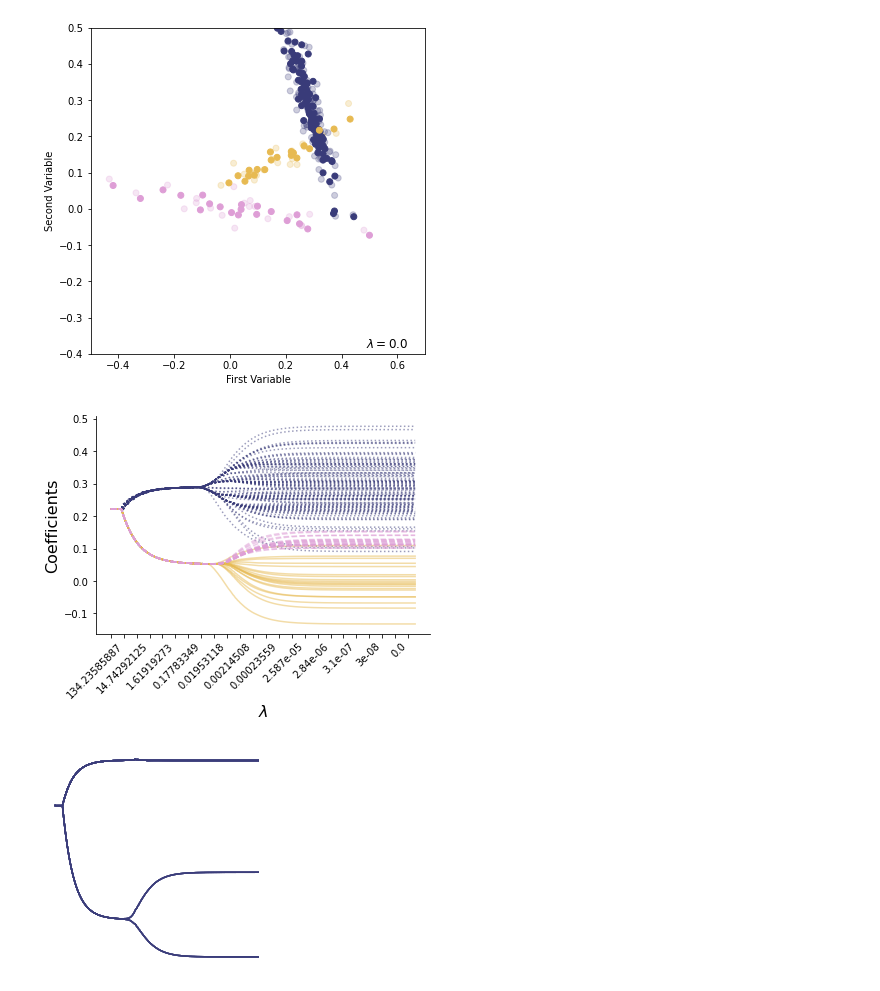
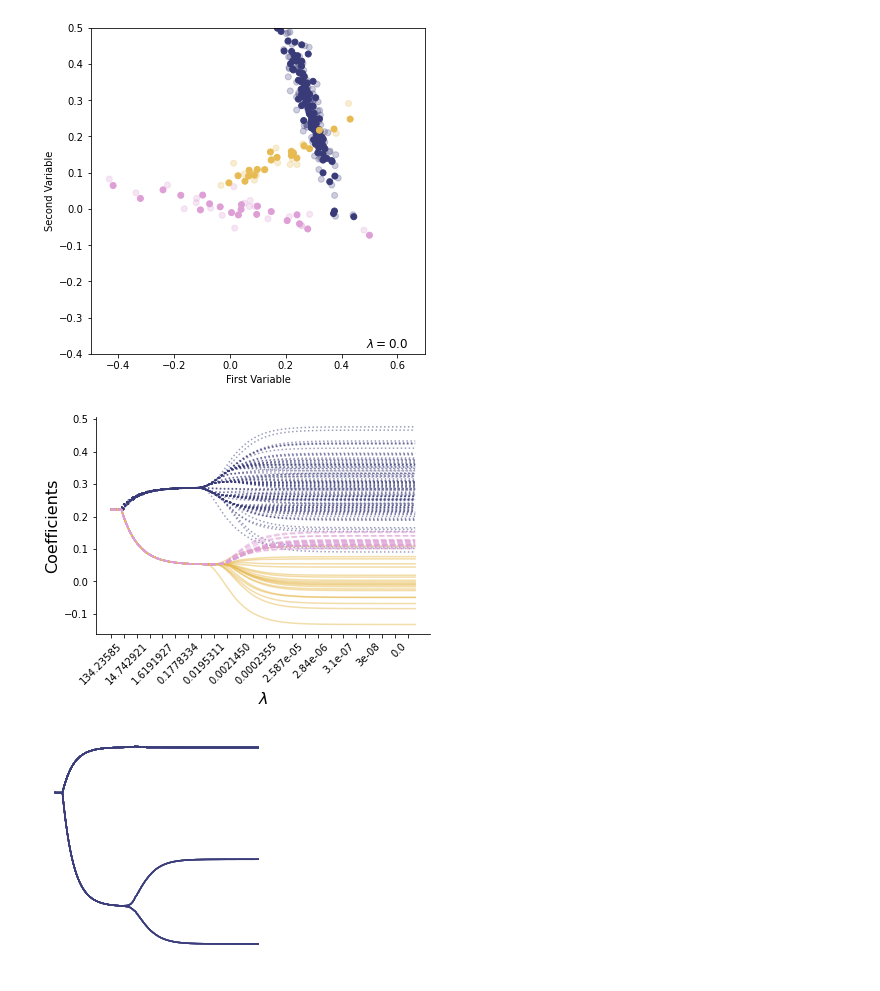
Before and after one commit to grosenicklab/CARVE-AI, a Jupyter notebook: notebooks_neurips2022/NeurIPS2022 Figure and Movies.ipynb, the cells around one changed output. Saved outputs shown, nothing was run; the diff lists cells and outputs as text; code cells hidden in the pictures.

```diff
--- a/notebooks_neurips2022/NeurIPS2022 Figure and Movies.ipynb
+++ b/notebooks_neurips2022/NeurIPS2022 Figure and Movies.ipynb
@@ -179,7 +179,7 @@ penalty_list = np.concatenate((np.repeat(np.inf,10),np.exp(np.linspace(-20,5,250
 from matplotlib import cm
 
 def path_plot(coefficient_arr, penalty_list, plot_range=[0,-1], cut_vars=False,
-              first_vars_only=False, var_sel=1, true_clusters=None,figsize=(20,10)):
+              first_vars_only=False, var_sel=1, true_clusters=None,figsize=(20,10), xticks=None):
     # Crop x axis (e.g, to remove 'burn-in' period at beginning)
     coefficient_arr = coefficient_arr[plot_range[0]:plot_range[1],:,:]
     penalty_list = penalty_list[plot_range[0]:plot_range[1]]
@@ -232,6 +232,7 @@ def path_plot(coefficient_arr, penalty_list, plot_range=[0,-1], cut_vars=False,
         # Set plot ticks and labels
         ax.set_xticks(range(x.shape[0]), minor=False);
         plt.setp(ax.get_xticklabels(), rotation=45, horizontalalignment='right')
+        x = [str(xx)[0:9] for xx in x]
         ax.set_xticklabels(x) #,fontsize=24)
         evens = np.arange(0,len(ax.xaxis.get_ticklabels())+1,2)
     for label in ax.xaxis.get_ticklabels()[::2]:
@@ -519,10 +520,13 @@ with writer.saving(fig, "writer_test.mp4", 300):
 # %% [output]
 [figure]
 # %%
-path_plot(np.asarray(A_list)[:,:,6:7], penalty_list, plot_range=[0,len(penalty_list)],cut_vars=False, true_clusters=true_clusters,figsize=(6,4))
+path_plot(np.asarray(A_list)[:,:,6:7], penalty_list, plot_range=[0,len(penalty_list)],
+          cut_vars=False, true_clusters=true_clusters,figsize=(6,4),
+          xticks=['134.2', '14.7' '1.6','0.2','0.02','0.002','0.0002','2.6e-5','2.5e-6','3.1e-7','3.0e-8','0.0'])
+
 plt.locator_params(axis='x',nbins=25)
 # %% [output]
-[figure, old version]
+[figure, new version]
 # %%
 import seaborn as sns
 
```
Also changed, not shown: parts of 3 cells of this notebook.
